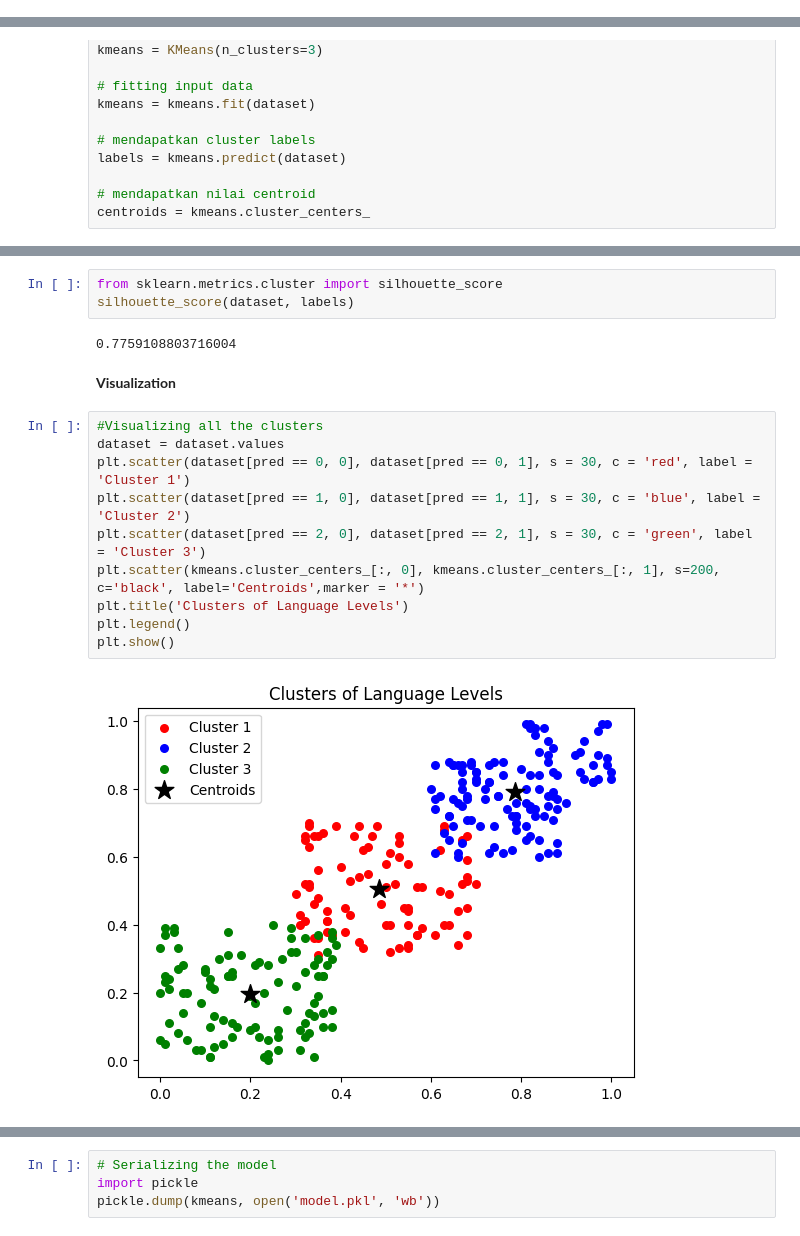
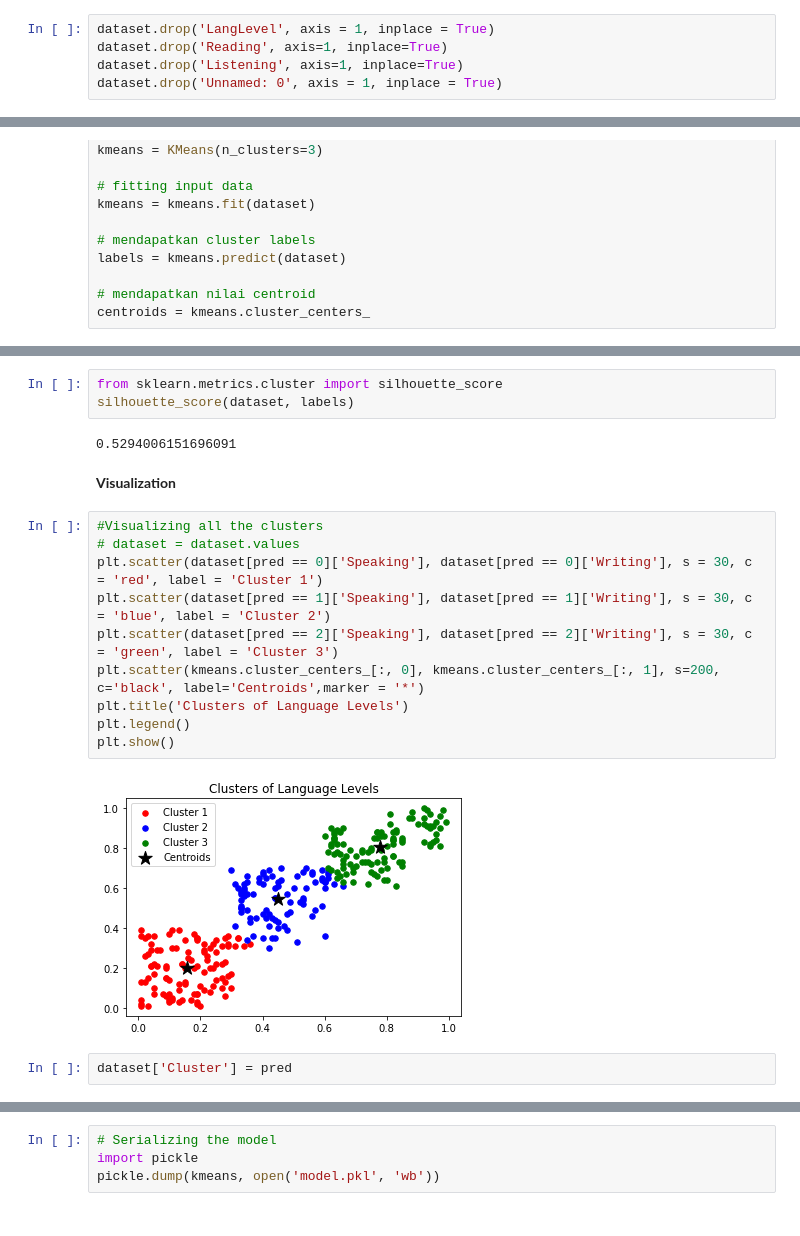
Before and after one commit to AndiraFaqih/Velocity, a Jupyter notebook: model/Language_Level.ipynb, the cells around one changed output, grey strips where cells are left out. Saved outputs shown, nothing was run; the diff lists cells and outputs as text.

```diff
--- a/model/Language_Level.ipynb
+++ b/model/Language_Level.ipynb
@@ -65 +75,6 @@ dtype: int64
+# %%
+dataset.drop('LangLevel', axis = 1, inplace = True)
+dataset.drop('Reading', axis=1, inplace=True)
+dataset.drop('Listening', axis=1, inplace=True)
+dataset.drop('Unnamed: 0', axis = 1, inplace = True)
 # %%
@@ -155,18 +146,20 @@ Name: Cluster, dtype: int64
 from sklearn.metrics.cluster import silhouette_score
 silhouette_score(dataset, labels)
 # %% [output]
-0.7759108803716004
+0.5294006151696091
 # %% [markdown]
 **Visualization**
 # %%
 #Visualizing all the clusters
-dataset = dataset.values
-plt.scatter(dataset[pred == 0, 0], dataset[pred == 0, 1], s = 30, c = 'red', label = 'Cluster 1')
-plt.scatter(dataset[pred == 1, 0], dataset[pred == 1, 1], s = 30, c = 'blue', label = 'Cluster 2')
-plt.scatter(dataset[pred == 2, 0], dataset[pred == 2, 1], s = 30, c = 'green', label = 'Cluster 3')
+# dataset = dataset.values
+plt.scatter(dataset[pred == 0]['Speaking'], dataset[pred == 0]['Writing'], s = 30, c = 'red', label = 'Cluster 1')
+plt.scatter(dataset[pred == 1]['Speaking'], dataset[pred == 1]['Writing'], s = 30, c = 'blue', label = 'Cluster 2')
+plt.scatter(dataset[pred == 2]['Speaking'], dataset[pred == 2]['Writing'], s = 30, c = 'green', label = 'Cluster 3')
 plt.scatter(kmeans.cluster_centers_[:, 0], kmeans.cluster_centers_[:, 1], s=200, c='black', label='Centroids',marker = '*')
 plt.title('Clusters of Language Levels')
 plt.legend()
 plt.show()
 # %% [output]
-[figure, old version]
+[figure, new version]
+# %%
+dataset['Cluster'] = pred
```
Also changed, not shown: parts of 15 cells of this notebook, 1 other file.
